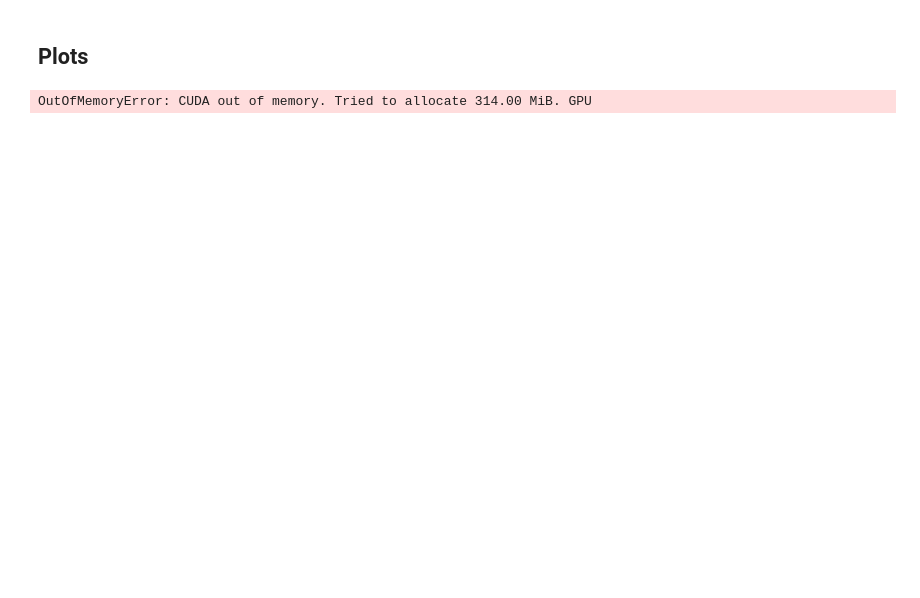
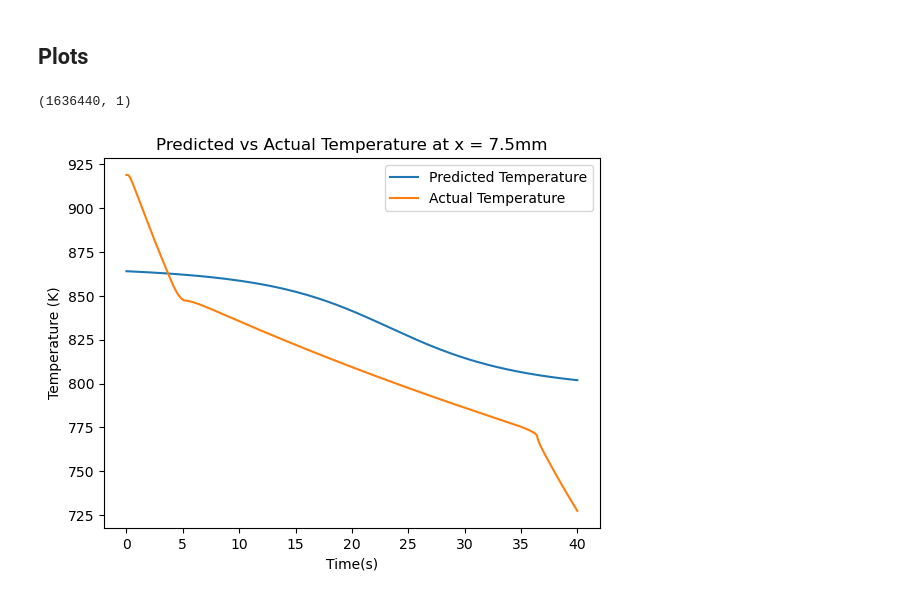
Before and after one commit to radhikrammohan/1D_HT_Pinn, a Jupyter notebook: Data-prep/PINN/MushyZone-PINN/Pinn-Mush/Non-Spartan/all_data/Scaled/Pinn-PD+IC1.ipynb, the cells around one changed output. Saved outputs shown, nothing was run; the diff lists cells and outputs as text; code cells hidden in the pictures; blank space fills up the shorter version.

```diff
--- a/Data-prep/PINN/MushyZone-PINN/Pinn-Mush/Non-Spartan/all_data/Scaled/Pinn-PD+IC1.ipynb
+++ b/Data-prep/PINN/MushyZone-PINN/Pinn-Mush/Non-Spartan/all_data/Scaled/Pinn-PD+IC1.ipynb
@@ -778,21 +714,22 @@ train_losses, test_losses, pde_losses, bc_losses,ic_losses, data_losses = traini
 # %%
 temp_nn = model(inputs[:,0].unsqueeze(1), inputs[:,1].unsqueeze(1)).cpu().detach().numpy() # Get the predictions from the model
 print(temp_nn.shape)
-temp_nn = scaler1.inverse_transform(temp_nn) # Inverse transform the predictions
-temp_nn = temp_nn.reshape(num_steps+1, num_points) # Reshape the predictions to a 2D array
+temp_nn = scaler_temp.inverse_transform(temp_nn) # Inverse transform the predictions
+temp_nn = temp_nn.reshape(num_steps+1, num_points+2) # Reshape the predictions to a 2D array
 time_ss= np.linspace(0, time_end, num_steps+1 )
 
 plt.figure
 plt.plot(time_ss, temp_nn[:, num_points//2], label='Predicted Temperature')
 plt.plot(time_ss, temperature_history[:,num_points//2], label='Actual Temperature')
 plt.xlabel('Time(s)')
 plt.ylabel('Temperature (K)')
 plt.yscale('linear')
 plt.title('Predicted vs Actual Temperature at x = 7.5mm')
 plt.legend()
 plt.show()
 # %% [output]
-OutOfMemoryError: CUDA out of memory. Tried to allocate 314.00 MiB. GPU
+(1636440, 1)
+[figure, added]
 # %%
 plt.figure(figsize=(10, 6))
 plt.plot(train_losses, label='Training Loss')
```
Also changed, not shown: parts of 12 cells of this notebook, 4 other files.
